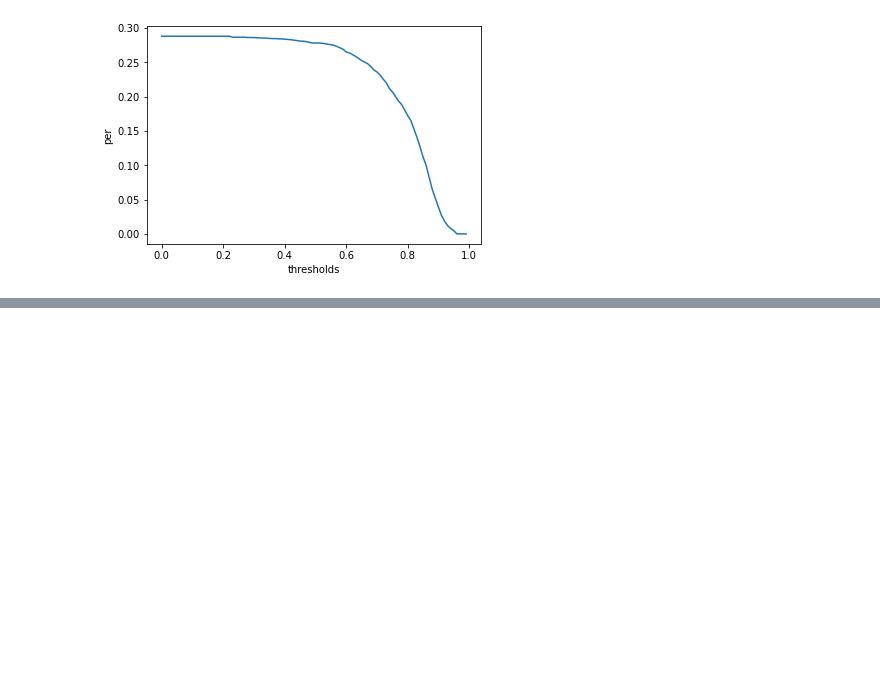
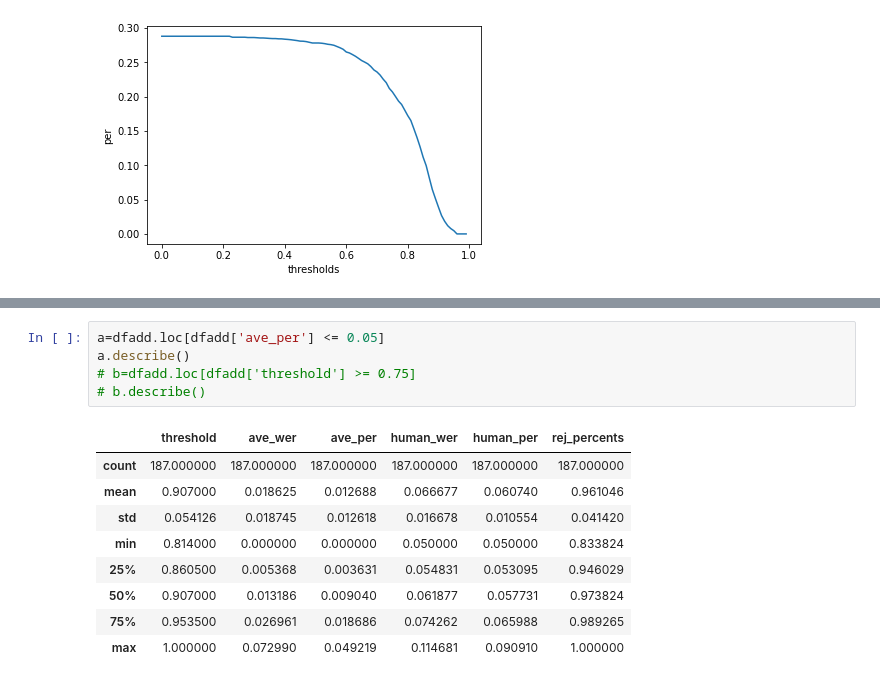
Before and after one commit to siyuan-tang/google_asr, a Jupyter notebook: scripts/csv_plot.ipynb, the cells around one changed output, grey strips where cells are left out. Saved outputs shown, nothing was run; the diff lists cells and outputs as text; blank space fills up the shorter version.

```diff
--- a/scripts/csv_plot.ipynb
+++ b/scripts/csv_plot.ipynb
@@ -500,0 +512,15 @@ plt.show()
+# %%
+a=dfadd.loc[dfadd['ave_per'] <= 0.05]
+a.describe()
+# b=dfadd.loc[dfadd['threshold'] >= 0.75]
+# b.describe()
+# %% [output]
+|  | threshold | ave_wer | ave_per | human_wer | human_per | rej_percents |
+| count | 187.000000 | 187.000000 | 187.000000 | 187.000000 | 187.000000 | 187.000000 |
+| mean | 0.907000 | 0.018625 | 0.012688 | 0.066677 | 0.060740 | 0.961046 |
+| std | 0.054126 | 0.018745 | 0.012618 | 0.016678 | 0.010554 | 0.041420 |
+| min | 0.814000 | 0.000000 | 0.000000 | 0.050000 | 0.050000 | 0.833824 |
+| 25% | 0.860500 | 0.005368 | 0.003631 | 0.054831 | 0.053095 | 0.946029 |
+| 50% | 0.907000 | 0.013186 | 0.009040 | 0.061877 | 0.057731 | 0.973824 |
+| 75% | 0.953500 | 0.026961 | 0.018686 | 0.074262 | 0.065988 | 0.989265 |
+| max | 1.000000 | 0.072990 | 0.049219 | 0.114681 | 0.090910 | 1.000000 |
```
Also changed, not shown: parts of 15 cells of this notebook, 8 other files.
